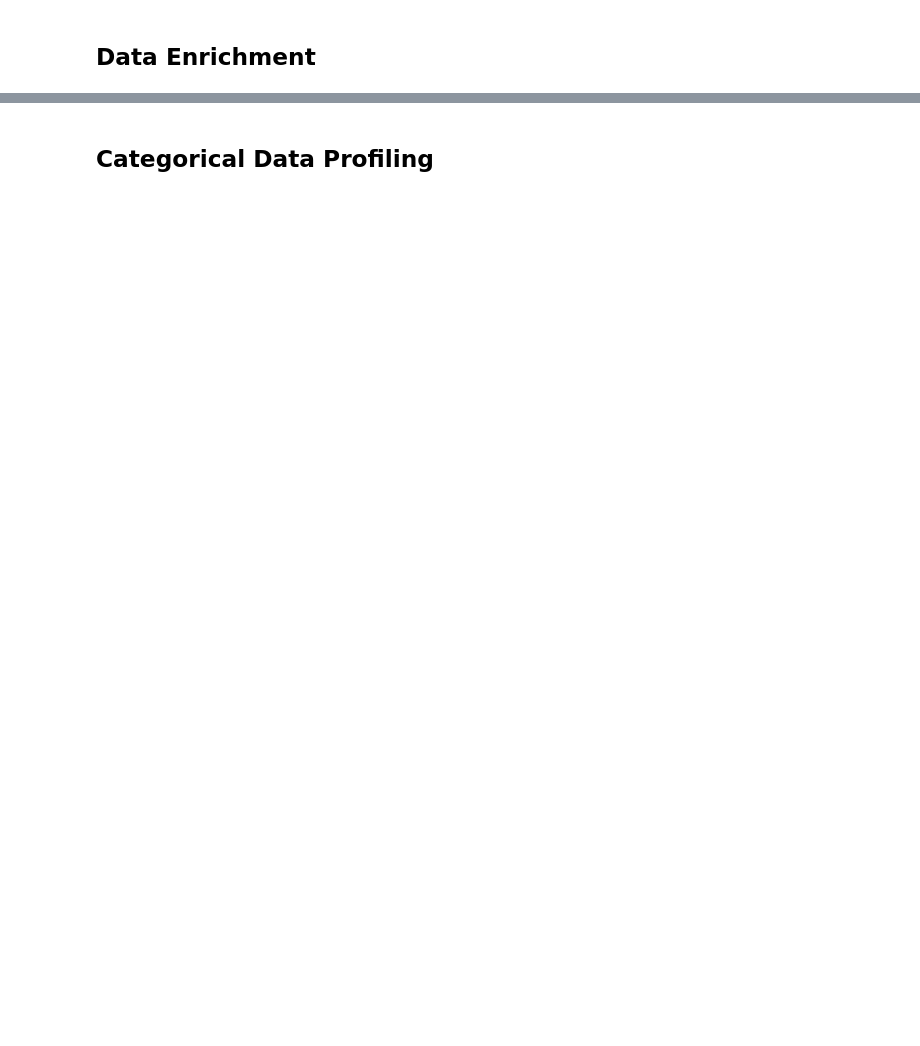
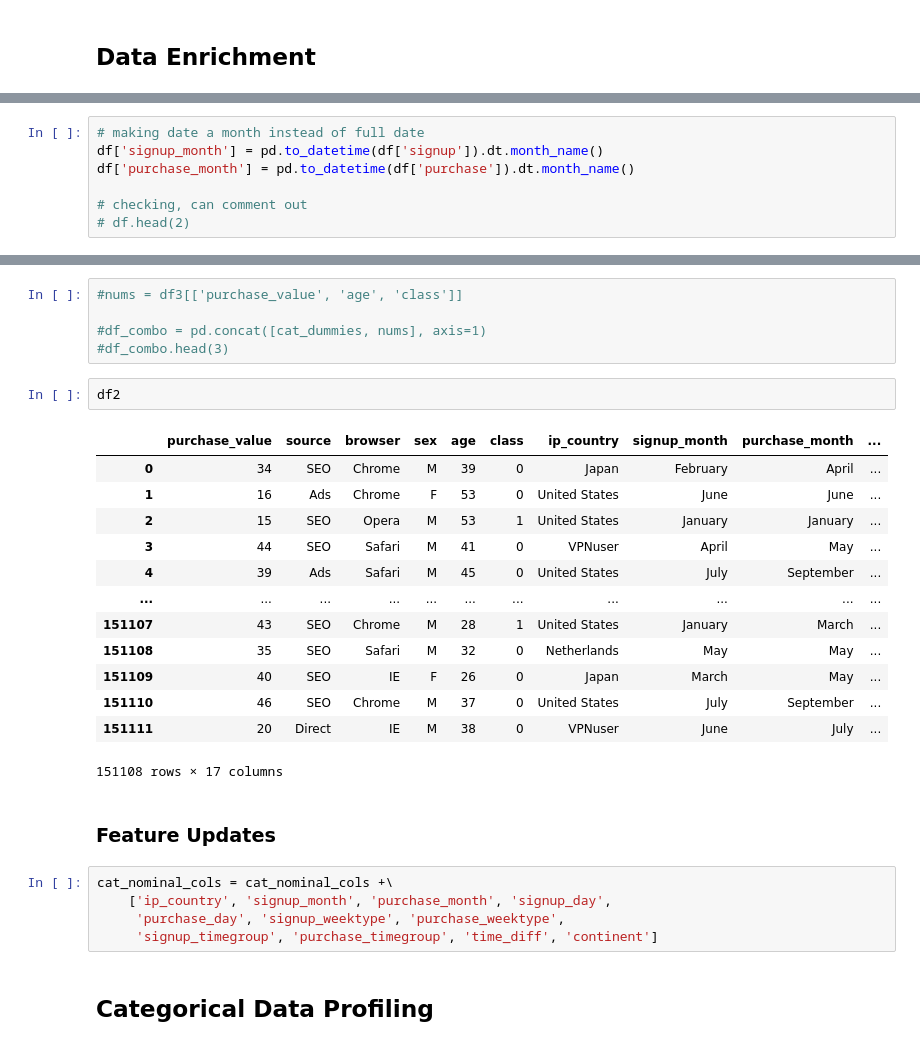
Before and after one commit to davefriesen/cc-fraud-prevention, a Jupyter notebook: src/ads505-team3-final-project.ipynb, the cells around one changed output, grey strips where cells are left out. Drawn from its saved outputs; the diff is of its cells as text; blank space fills up the shorter version.

```diff
--- a/src/ads505-team3-final-project.ipynb
+++ b/src/ads505-team3-final-project.ipynb
@@ -177,0 +300,7 @@ reduce_X_cols = id_nominal_cols + date_interval_cols + target_cls_col + target_r
+# %%
+# making date a month instead of full date
+df['signup_month'] = pd.to_datetime(df['signup']).dt.month_name()
+df['purchase_month'] = pd.to_datetime(df['purchase']).dt.month_name()
+
+# checking, can comment out
+# df.head(2)
@@ -178,3 +486,31 @@ reduce_X_cols = id_nominal_cols + date_interval_cols + target_cls_col + target_r
+# %%
+#nums = df3[['purchase_value', 'age', 'class']]
+
+#df_combo = pd.concat([cat_dummies, nums], axis=1)
+#df_combo.head(3)
+# %%
+df2
+# %% [output]
+|  | purchase_value | source | browser | sex | age | class | ip_country | signup_month | purchase_month | ... |
+| 0 | 34 | SEO | Chrome | M | 39 | 0 | Japan | February | April | ... |
+| 1 | 16 | Ads | Chrome | F | 53 | 0 | United States | June | June | ... |
+| 2 | 15 | SEO | Opera | M | 53 | 1 | United States | January | January | ... |
+| 3 | 44 | SEO | Safari | M | 41 | 0 | VPNuser | April | May | ... |
+| 4 | 39 | Ads | Safari | M | 45 | 0 | United States | July | September | ... |
+| ... | ... | ... | ... | ... | ... | ... | ... | ... | ... | ... |
+| 151107 | 43 | SEO | Chrome | M | 28 | 1 | United States | January | March | ... |
+| 151108 | 35 | SEO | Safari | M | 32 | 0 | Netherlands | May | May | ... |
+| 151109 | 40 | SEO | IE | F | 26 | 0 | Japan | March | May | ... |
+| 151110 | 46 | SEO | Chrome | M | 37 | 0 | United States | July | September | ... |
+| 151111 | 20 | Direct | IE | M | 38 | 0 | VPNuser | June | July | ... |
+151108 rows × 17 columns
+# %% [markdown]
+### Feature Updates
+# %%
+cat_nominal_cols = cat_nominal_cols +\
+    ['ip_country', 'signup_month', 'purchase_month', 'signup_day',
+     'purchase_day', 'signup_weektype', 'purchase_weektype',
+     'signup_timegroup', 'purchase_timegroup', 'time_diff', 'continent']
 # %% [markdown]
 ## Categorical Data Profiling
 # %%
```
Also changed, not shown: parts of 35 cells of this notebook, 6 other files.
